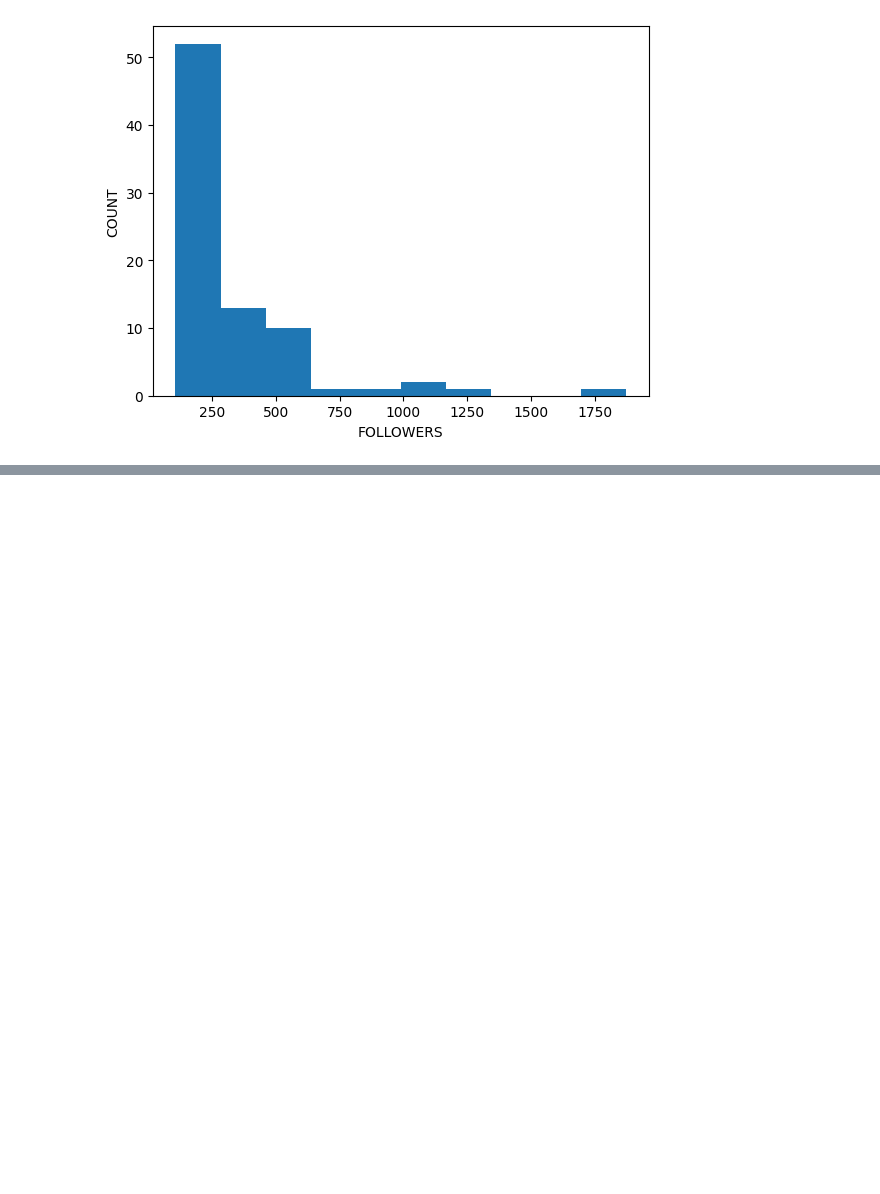
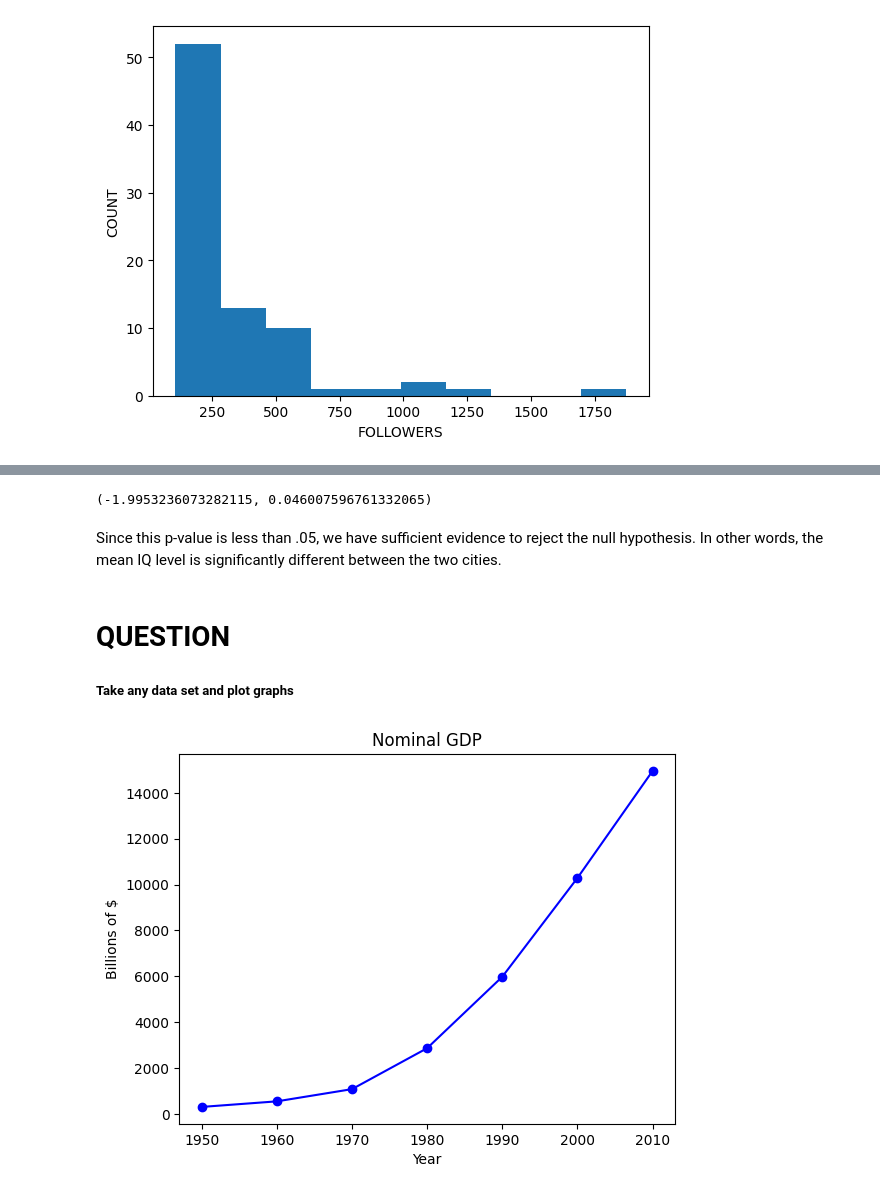
Before and after one commit to ryukirisame/justforsaving, a Jupyter notebook: datascienceassignment.ipynb, the cells around one changed output, grey strips where cells are left out. Saved outputs shown, nothing was run; the diff lists cells and outputs as text; code cells hidden in the pictures; blank space fills up the shorter version.

```diff
--- a/datascienceassignment.ipynb
+++ b/datascienceassignment.ipynb
@@ -208,0 +376,25 @@ plt.show()
+# %%
+print(ztest(cityA, cityB, value=0) )
+# %% [output]
+(-1.9953236073282115, 0.046007596761332065)
+# %% [markdown]
+Since this p-value is less than .05, we have sufficient evidence to reject the null hypothesis. In other words, the mean IQ level is significantly different between the two cities.
+# %% [markdown]
+# **QUESTION**
+##### **Take any data set and plot graphs**
+# %%
+# LINE PLOT
+
+from matplotlib import pyplot as plt
+years = [1950, 1960, 1970, 1980, 1990, 2000, 2010]
+gdp = [300.2, 543.3, 1075.9, 2862.5, 5979.6, 10289.7, 14958.3]
+# create a line chart, years on x-axis, gdp on y-axis
+plt.plot(years, gdp, color='blue', marker='o', linestyle='solid')
+# add a title
+plt.title("Nominal GDP")
+# add a label to the y-axis
+plt.ylabel("Billions of $")
+plt.xlabel("Year")
+plt.show()
+# %% [output]
+[figure, added]
```
Also changed, not shown: parts of 49 cells of this notebook.
